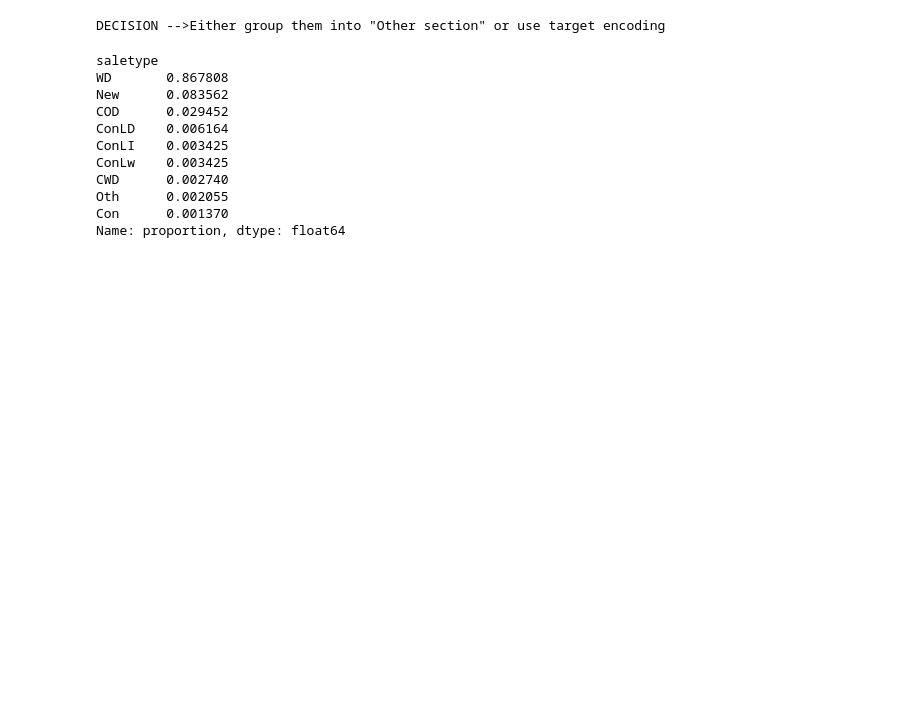
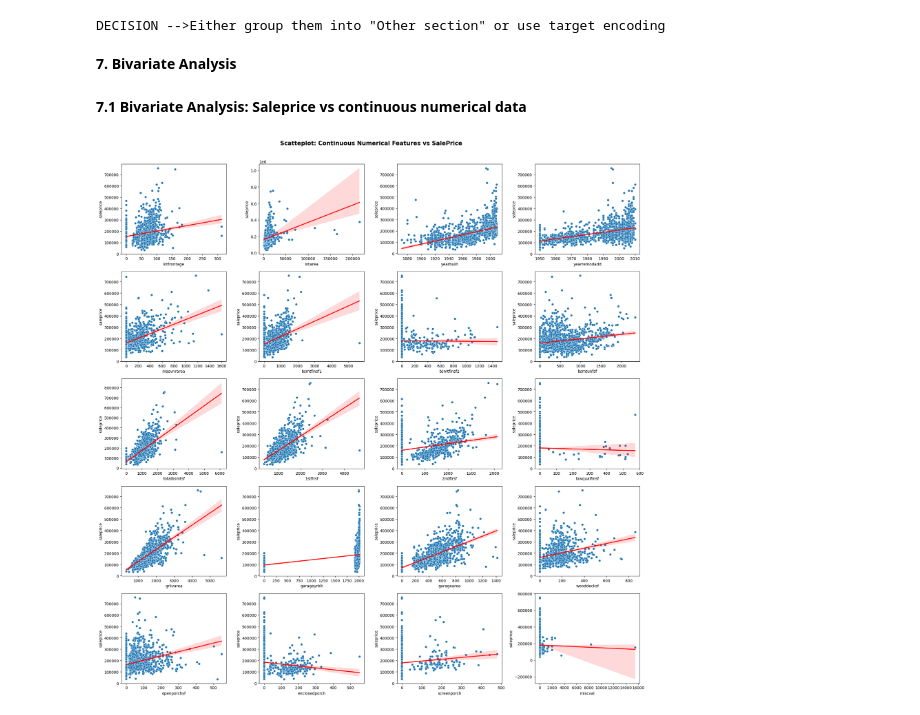
Before and after one commit to AsokTamang/houseprice_predictor, a Jupyter notebook: notebook/Untitled.ipynb, the cells around one changed output. Drawn from its saved outputs; the diff is of its cells as text; code cells hidden in the pictures; blank space fills up the shorter version.

Commit message:
bivariate analysis of Saleprice vs continuous numerical data

```diff
--- a/notebook/Untitled.ipynb
+++ b/notebook/Untitled.ipynb
@@ -407,17 +407,24 @@ print('DECISION -->Either group them into "Other section" or use target encoding
  'saletype': ['ConLD', 'ConLI', 'ConLw', 'CWD', 'Oth', 'Con'],
  'salecondition': ['Alloca', 'AdjLand']}
 DECISION -->Either group them into "Other section" or use target encoding
-# %%
-df_raw['saletype'].value_counts(normalize=True)
-# %% [output]
-saletype
-WD       0.867808
-New      0.083562
-COD      0.029452
-ConLD    0.006164
-ConLI    0.003425
-ConLw    0.003425
-CWD      0.002740
-Oth      0.002055
-Con      0.001370
-Name: proportion, dtype: float64
+# %% [markdown]
+**7. Bivariate Analysis**
+# %% [markdown]
+**7.1 Bivariate Analysis: Saleprice vs continuous numerical data**
+# %%
+n_cols = 4
+n_rows = int(np.ceil(len(continuous) / n_cols))
+fig,axes = plt.subplots(n_rows,n_cols,figsize=(20,n_rows * 4))
+axes = axes.flatten()
+for i,feature in enumerate(continuous):
+    sns.scatterplot(x=df_raw[feature].fillna(0),y=df_raw['saleprice'],ax=axes[i])
+    sns.regplot(x=df_raw[feature].fillna(0),y=df_raw['saleprice'],scatter=False,color='red',ax=axes[i])
+    axes[i].set_xlabel(feature)
+for j in range(i+1,len(axes)):
+    axes[j].set_visible(False)
+
+fig.suptitle('Scatteplot: Continuous Numerical Features vs SalePrice',fontsize='15',fontweight='bold',y=1.01)
+plt.tight_layout()
+plt.show()
+# %% [output]
+[figure, added]
```
Also changed, not shown: parts of 1 cell of this notebook.
